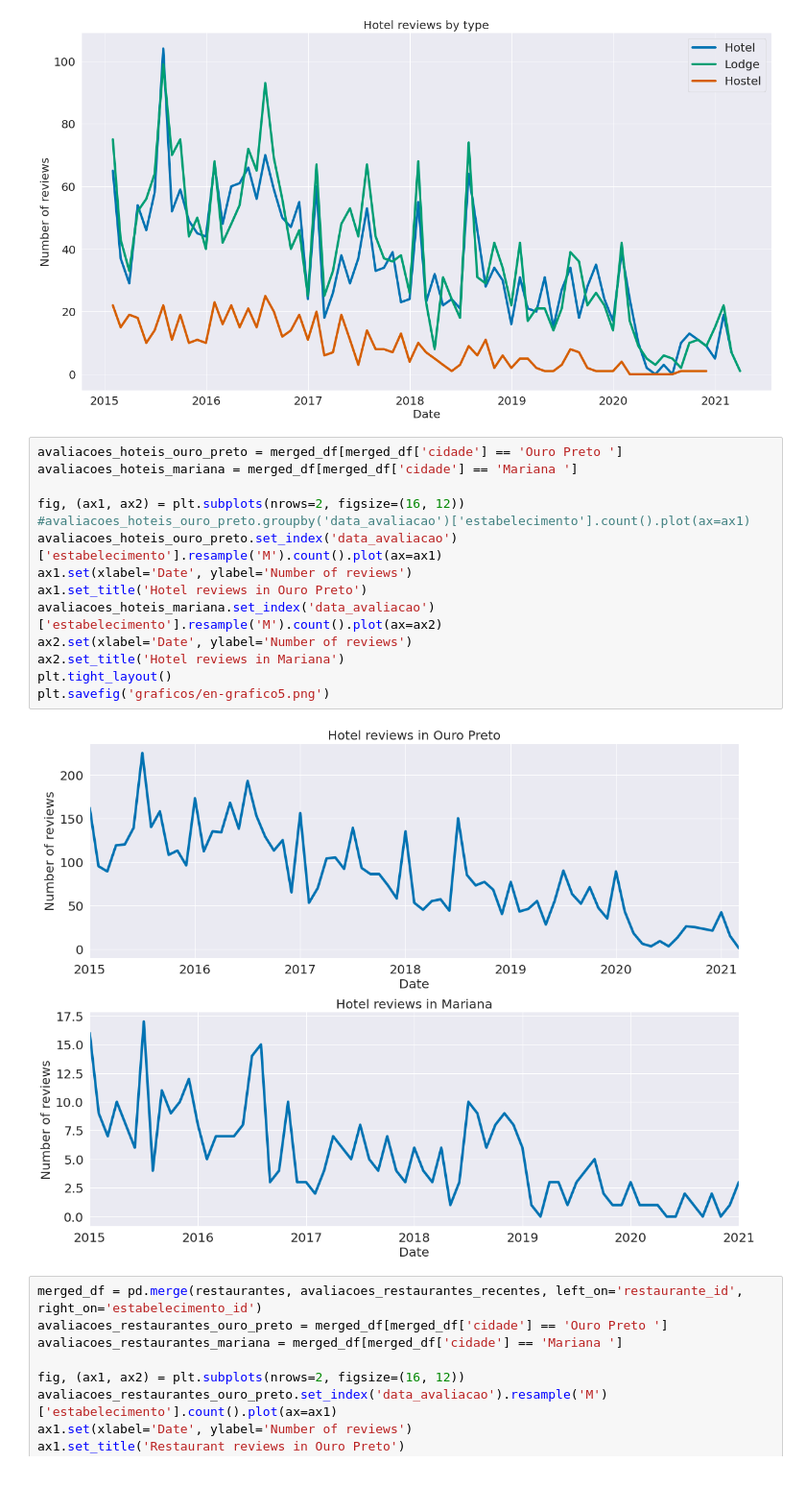
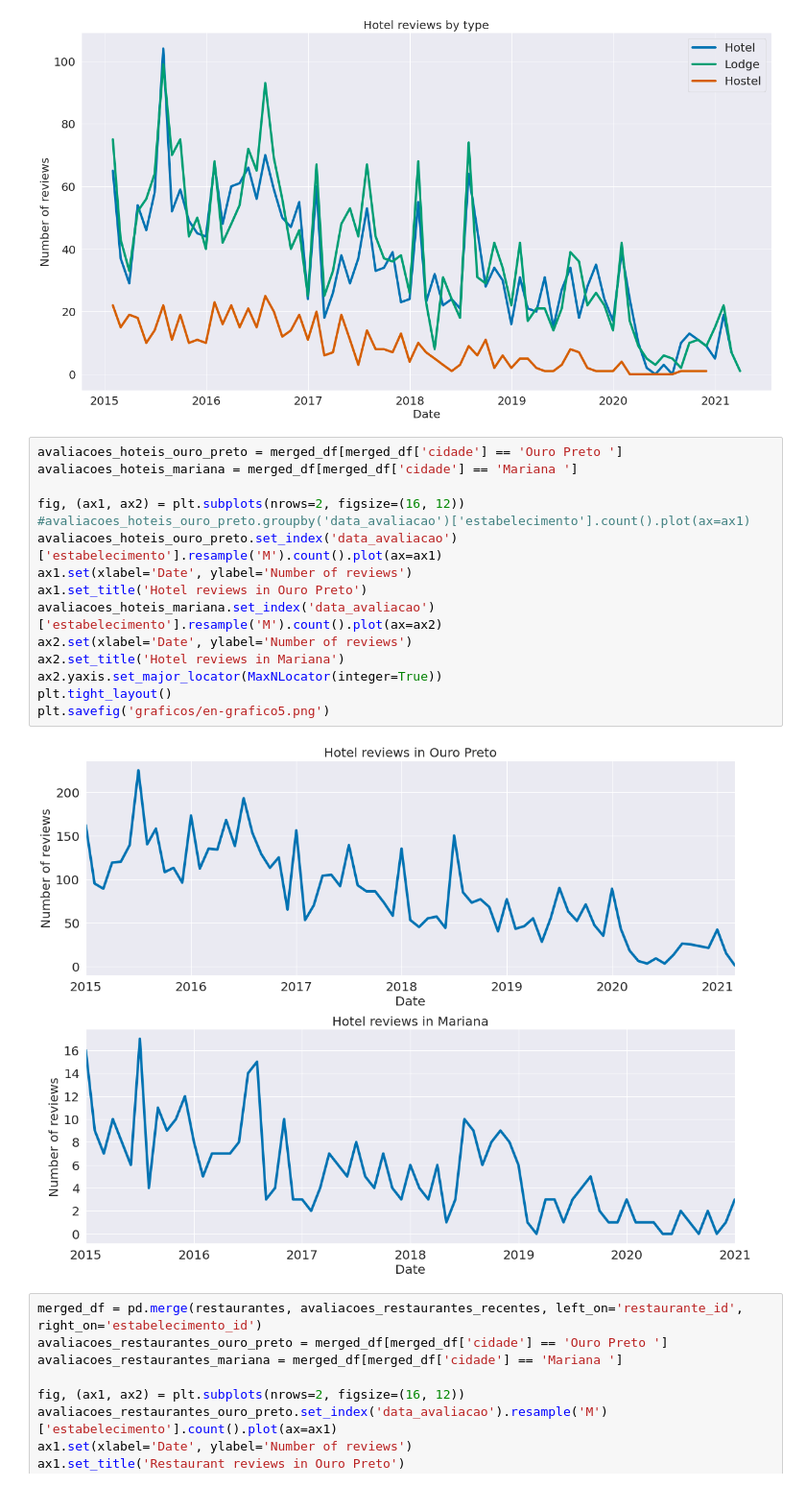
Before and after one commit to viengg/tripadvisor-scraper, a Jupyter notebook: analysis.ipynb, the cells around one changed output. Shown at 96% size. Saved outputs shown, nothing was run; the diff lists cells and outputs as text.

```diff
--- a/analysis.ipynb
+++ b/analysis.ipynb
@@ -182,19 +184,20 @@ plt.savefig('graficos/en-grafico4.png')
 # %%
 avaliacoes_hoteis_ouro_preto = merged_df[merged_df['cidade'] == 'Ouro Preto ']
 avaliacoes_hoteis_mariana = merged_df[merged_df['cidade'] == 'Mariana ']
 
 fig, (ax1, ax2) = plt.subplots(nrows=2, figsize=(16, 12))
 #avaliacoes_hoteis_ouro_preto.groupby('data_avaliacao')['estabelecimento'].count().plot(ax=ax1)
 avaliacoes_hoteis_ouro_preto.set_index('data_avaliacao')['estabelecimento'].resample('M').count().plot(ax=ax1)
 ax1.set(xlabel='Date', ylabel='Number of reviews')
 ax1.set_title('Hotel reviews in Ouro Preto')
 avaliacoes_hoteis_mariana.set_index('data_avaliacao')['estabelecimento'].resample('M').count().plot(ax=ax2)
 ax2.set(xlabel='Date', ylabel='Number of reviews')
 ax2.set_title('Hotel reviews in Mariana')
+ax2.yaxis.set_major_locator(MaxNLocator(integer=True))
 plt.tight_layout()
 plt.savefig('graficos/en-grafico5.png')
 # %% [output]
-[figure, old version]
+[figure, new version]
 # %%
 merged_df = pd.merge(restaurantes, avaliacoes_restaurantes_recentes, left_on='restaurante_id', right_on='estabelecimento_id')
 avaliacoes_restaurantes_ouro_preto = merged_df[merged_df['cidade'] == 'Ouro Preto ']
```
Also changed, not shown: parts of 1 cell of this notebook, 1 other file.
